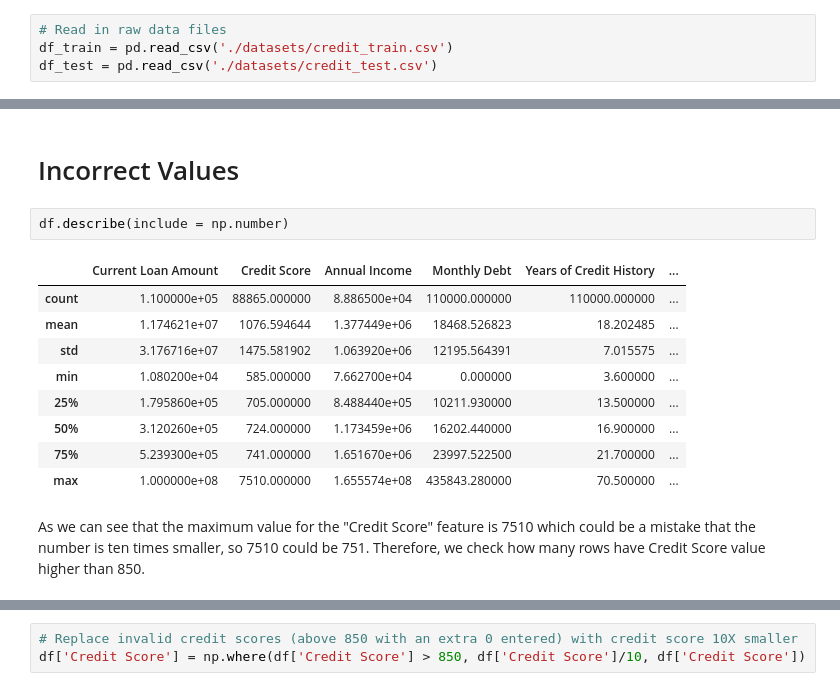
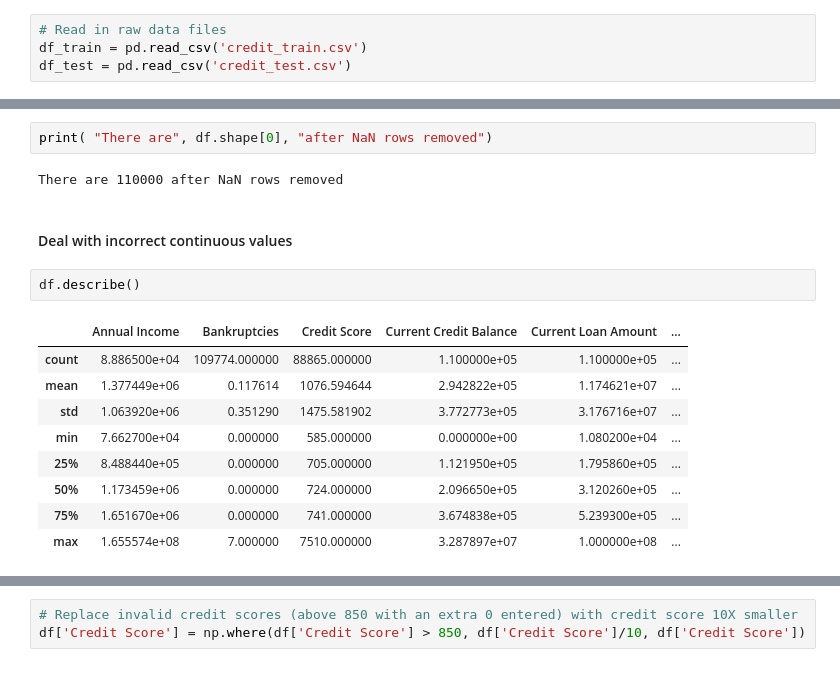
Before and after one commit to sbhushan0767/ECS171G12Proj, a Jupyter notebook: data_preprocessing.ipynb, the cells around one changed output, grey strips where cells are left out. Cells and saved outputs as stored; diff of their text form.

```diff
--- a/data_preprocessing.ipynb
+++ b/data_preprocessing.ipynb
@@ -13,7 +9,7 @@ from sklearn.neighbors import LocalOutlierFactor
 # %%
 # Read in raw data files
-df_train = pd.read_csv('./datasets/credit_train.csv')
-df_test = pd.read_csv('./datasets/credit_test.csv')
+df_train = pd.read_csv('credit_train.csv')
+df_test = pd.read_csv('credit_test.csv')
 # %%
 # Concatenate raw data files into one dataframe
 df = pd.concat([df_train, df_test])
@@ -60,16 +52,18 @@ df
-# %% [markdown]
-# Incorrect Values
+# %%
+print( "There are", df.shape[0], "after NaN rows removed")
+# %% [output]
+There are 110000 after NaN rows removed
+# %% [markdown]
+ #### Deal with incorrect continuous values
 # %%
-df.describe(include = np.number)
+df.describe()
 # %% [output]
-|  | Current Loan Amount | Credit Score | Annual Income | Monthly Debt | Years of Credit History | ... |
-| count | 1.100000e+05 | 88865.000000 | 8.886500e+04 | 110000.000000 | 110000.000000 | ... |
-| mean | 1.174621e+07 | 1076.594644 | 1.377449e+06 | 18468.526823 | 18.202485 | ... |
-| std | 3.176716e+07 | 1475.581902 | 1.063920e+06 | 12195.564391 | 7.015575 | ... |
-| min | 1.080200e+04 | 585.000000 | 7.662700e+04 | 0.000000 | 3.600000 | ... |
-| 25% | 1.795860e+05 | 705.000000 | 8.488440e+05 | 10211.930000 | 13.500000 | ... |
-| 50% | 3.120260e+05 | 724.000000 | 1.173459e+06 | 16202.440000 | 16.900000 | ... |
-| 75% | 5.239300e+05 | 741.000000 | 1.651670e+06 | 23997.522500 | 21.700000 | ... |
-| max | 1.000000e+08 | 7510.000000 | 1.655574e+08 | 435843.280000 | 70.500000 | ... |
+|  | Annual Income | Bankruptcies | Credit Score | Current Credit Balance | Current Loan Amount | ... |
+| count | 8.886500e+04 | 109774.000000 | 88865.000000 | 1.100000e+05 | 1.100000e+05 | ... |
+| mean | 1.377449e+06 | 0.117614 | 1076.594644 | 2.942822e+05 | 1.174621e+07 | ... |
+| std | 1.063920e+06 | 0.351290 | 1475.581902 | 3.772773e+05 | 3.176716e+07 | ... |
+| min | 7.662700e+04 | 0.000000 | 585.000000 | 0.000000e+00 | 1.080200e+04 | ... |
+| 25% | 8.488440e+05 | 0.000000 | 705.000000 | 1.121950e+05 | 1.795860e+05 | ... |
+| 50% | 1.173459e+06 | 0.000000 | 724.000000 | 2.096650e+05 | 3.120260e+05 | ... |
+| 75% | 1.651670e+06 | 0.000000 | 741.000000 | 3.674838e+05 | 5.239300e+05 | ... |
+| max | 1.655574e+08 | 7.000000 | 7510.000000 | 3.287897e+07 | 1.000000e+08 | ... |
-# %% [markdown]
-As we can see that the maximum value for the "Credit Score" feature is 7510 which could be a mistake that the number is ten times smaller, so 7510 could be 751. Therefore, we check how many rows have Credit Score value higher than 850.
```
Also changed, not shown: parts of 94 cells of this notebook.
